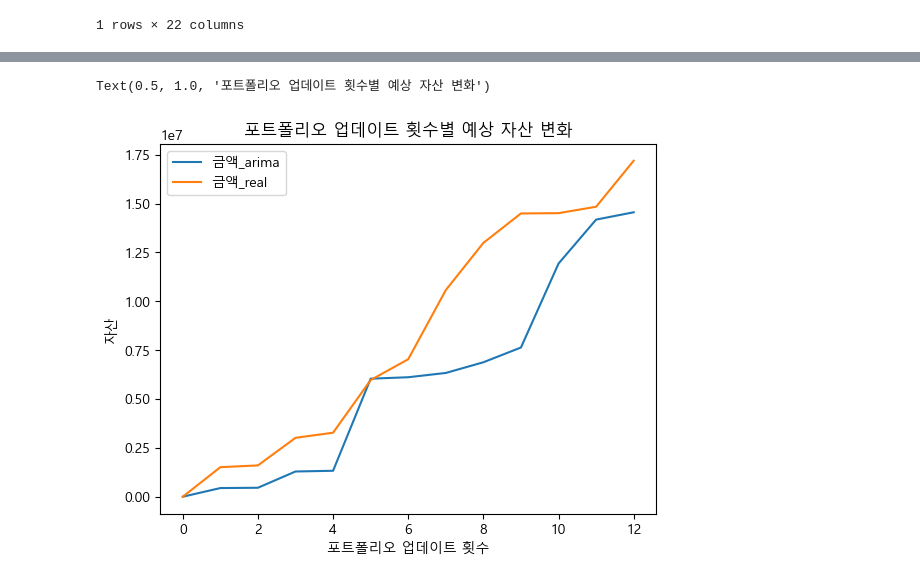
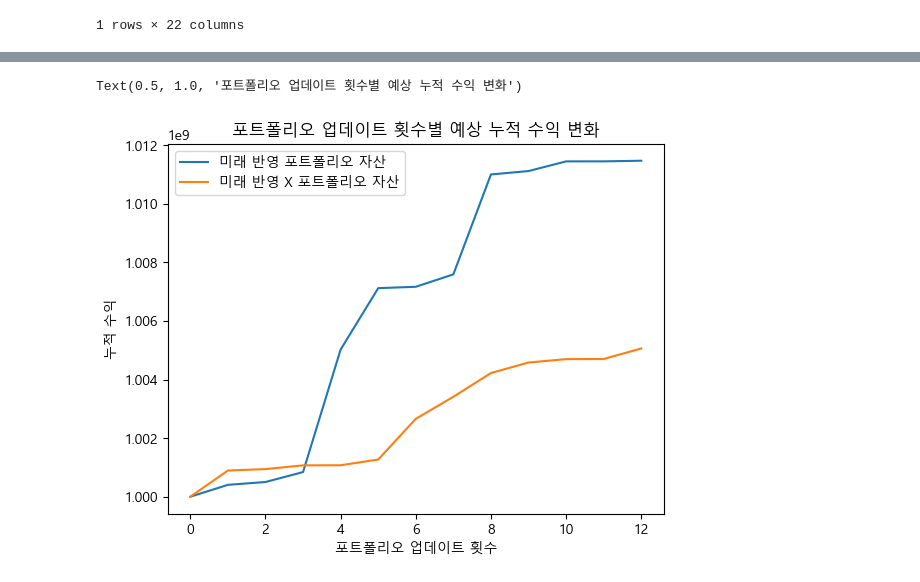
Before and after one commit to Jjineeq/Quant, a Jupyter notebook: Quant_total.ipynb, the cells around one changed output, grey strips where cells are left out. Saved outputs shown, nothing was run; the diff lists cells and outputs as text; code cells hidden in the pictures.

```diff
--- a/Quant_total.ipynb
+++ b/Quant_total.ipynb
@@ -260,7 +302,7 @@ pd.DataFrame(predict.iloc[0,:]).T
 # %%
 X_tarin_input = pd.concat([X_train, pd.DataFrame(predict.iloc[0,:]).T])
 # %%
-a = 100000000
+a = 1000000000
 solution = []
 money = []
 sol = pd.DataFrame(index=range(0,1), columns = df.columns)
@@ -274,13 +316,17 @@ for i in range(0,13):
     sol = pd.merge(sol, pd.DataFrame.from_dict(data = solution[i][0], orient='index', dtype='int').T, how = 'outer').fillna(0)
     a += pd.DataFrame(solution).iloc[i,1]*1200
 # %%
-b = 100000000
+b = 1000000000
 solution_2 = []
 money_2 = []
 sol_2 = pd.DataFrame(index=range(0,1), columns = df.columns)
 for i in range(0,13):
-    latest_prices_2 = get_latest_prices(pd.concat([X_train, pd.DataFrame(X_valid.iloc[i,:]).T]))
-    weights_2 = cleaned_weights
+    if i == 0:
+        latest_prices_2 = get_latest_prices(X_train)
+        weights_2 = cleaned_weights
+    else:
+        latest_prices_2 = get_latest_prices(pd.concat([X_train, pd.DataFrame(X_valid.iloc[i,:]).T]))
+        weights_2 = cleaned_weights
 
     da = DiscreteAllocation(weights_2, latest_prices_2, total_portfolio_value=b)
     solution_2.append(da.lp_portfolio())
@@ -306,10 +368,10 @@ money
 # %%
-plt.plot((pd.DataFrame(money)-100000000), label = '금액_arima')
-plt.plot((pd.DataFrame(money_2)-100000000), label = '금액_real')
+plt.plot((pd.DataFrame(money)), label = '미래 반영 포트폴리오 자산')
+plt.plot((pd.DataFrame(money_2)), label = '미래 반영 X 포트폴리오 자산')
 plt.xlabel('포트폴리오 업데이트 횟수')
-plt.ylabel('자산')
+plt.ylabel('누적 수익')
 plt.legend()
-plt.title('포트폴리오 업데이트 횟수별 예상 자산 변화')
+plt.title('포트폴리오 업데이트 횟수별 예상 누적 수익 변화')
 # %% [output]
-Text(0.5, 1.0, '포트폴리오 업데이트 횟수별 예상 자산 변화')
+Text(0.5, 1.0, '포트폴리오 업데이트 횟수별 예상 누적 수익 변화')
-[figure, old version]
+[figure, new version]
```
Also changed, not shown: parts of 19 cells of this notebook, 2 other files.
